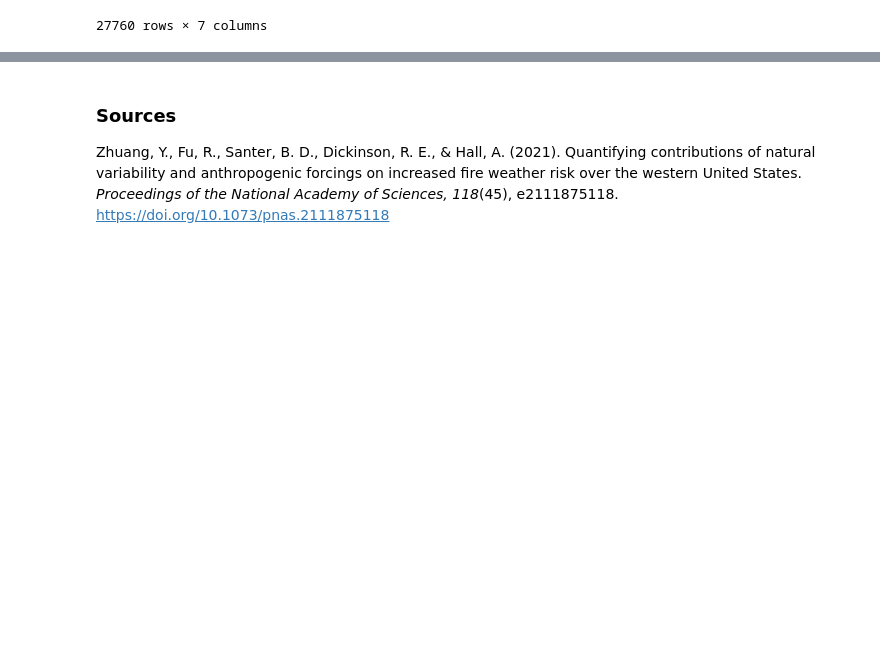
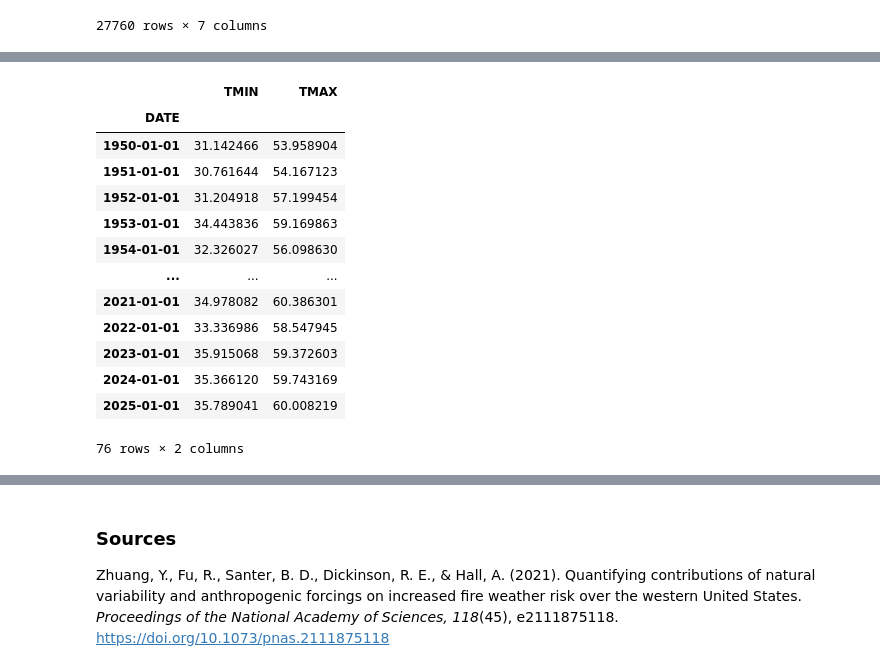
Before and after one commit to nyikacampbell/2026-EDA-climate-change-coding, a Jupyter notebook: 06_climate-assignment.ipynb, the cells around one changed output, grey strips where cells are left out. Saved outputs shown, nothing was run; the diff lists cells and outputs as text; code cells hidden in the pictures; blank space fills up the shorter version.

Commit message:
more updates to assignment

```diff
--- a/06_climate-assignment.ipynb
+++ b/06_climate-assignment.ipynb
@@ -382,0 +383,35 @@ missoula2_df.plot(
+# %%
+### Get the mean annual max and min temps
+
+### remove 2026 data to not mess up annual resample
+missoula2_df = missoula2_df.loc[
+    missoula2_df.index < "2026-01-01"
+]
+
+missoula2_ann_df = (
+    ## resample just the TMIN and TMAX columns
+    missoula2_df[["TMIN", "TMAX"]]
+
+    ### resample annually (assign date on jan 1)
+    .resample('YS')
+
+    ### take the mean
+    .mean()
+)
+
+missoula2_ann_df
+# %% [output]
+|  | TMIN | TMAX |
+| DATE |  |  |
+| 1950-01-01 | 31.142466 | 53.958904 |
+| 1951-01-01 | 30.761644 | 54.167123 |
+| 1952-01-01 | 31.204918 | 57.199454 |
+| 1953-01-01 | 34.443836 | 59.169863 |
+| 1954-01-01 | 32.326027 | 56.098630 |
+| ... | ... | ... |
+| 2021-01-01 | 34.978082 | 60.386301 |
+| 2022-01-01 | 33.336986 | 58.547945 |
+| 2023-01-01 | 35.915068 | 59.372603 |
+| 2024-01-01 | 35.366120 | 59.743169 |
+| 2025-01-01 | 35.789041 | 60.008219 |
+76 rows × 2 columns
```
Also changed, not shown: parts of 4 cells of this notebook.
